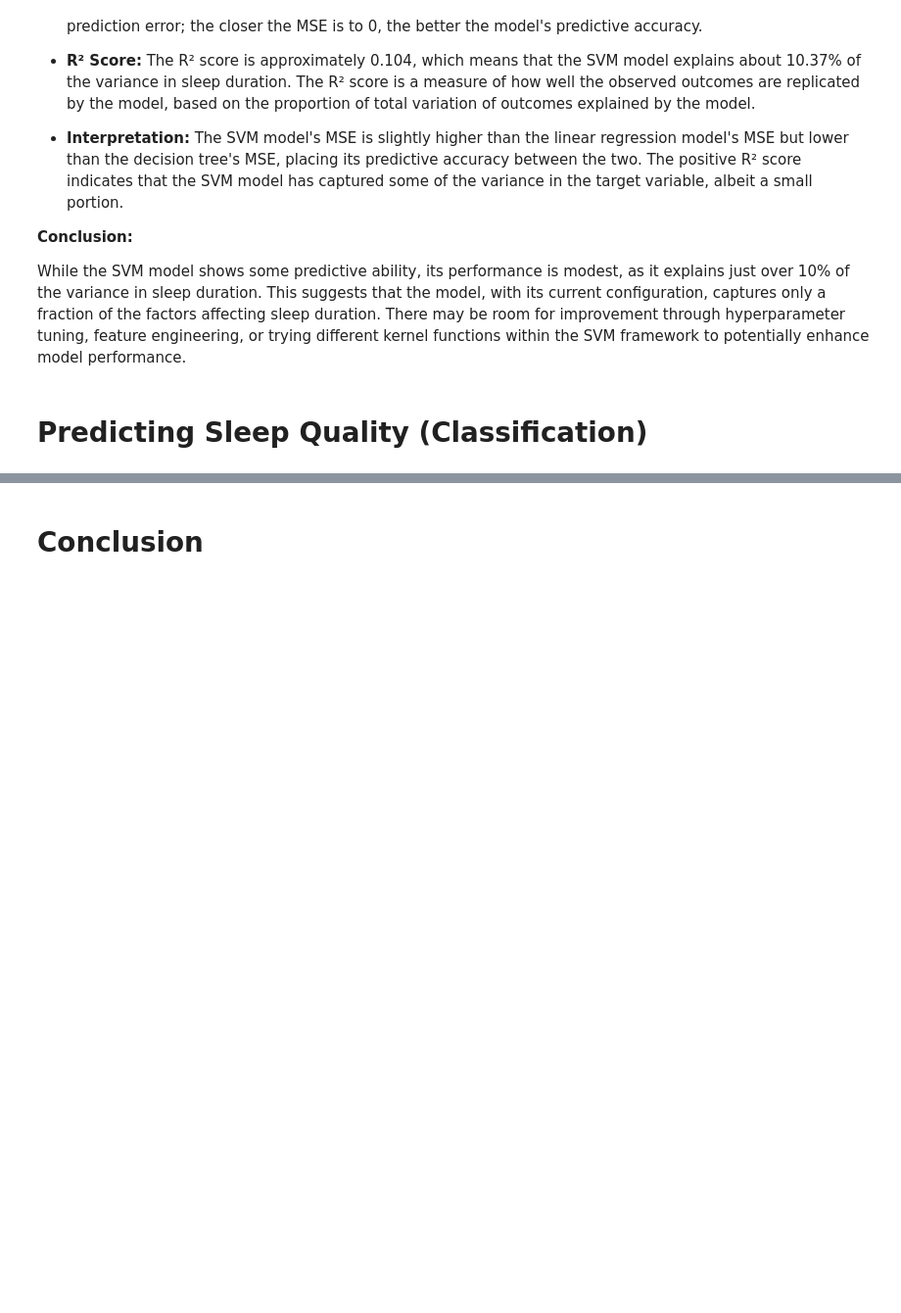
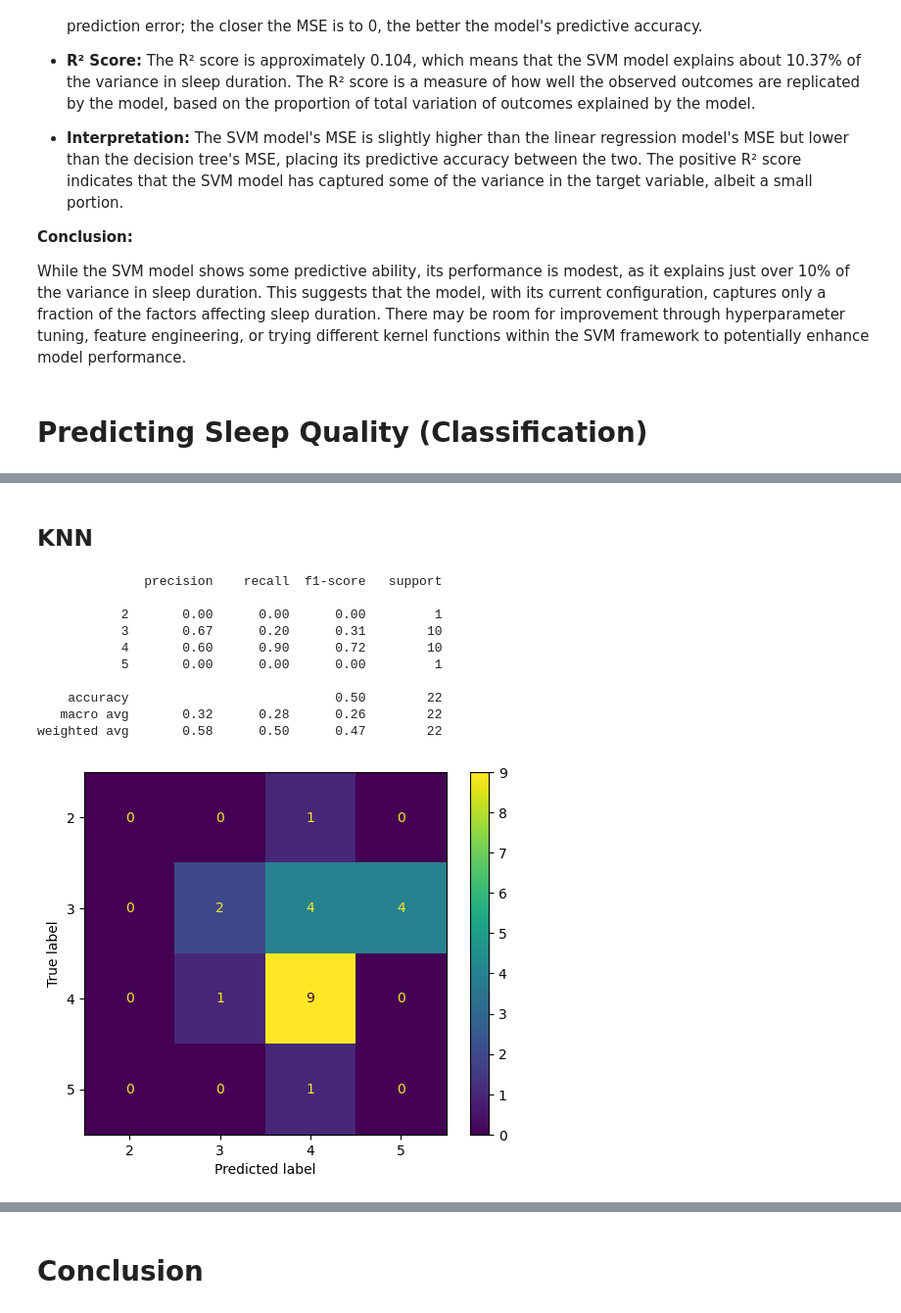
Before and after one commit to johnkimtech/sleep, a Jupyter notebook: Modeling.ipynb, the cells around one changed output, grey strips where cells are left out. Shown at 98% size. Saved outputs shown, nothing was run; the diff lists cells and outputs as text; code cells hidden in the pictures; blank space fills up the shorter version.

```diff
--- a/Modeling.ipynb
+++ b/Modeling.ipynb
@@ -303,0 +463,40 @@ While the SVM model shows some predictive ability, its performance is modest, as
+# %% [markdown]
+## KNN
+# %%
+from sklearn.neighbors import KNeighborsClassifier
+
+# Handle missing values
+X.fillna(X.mean(), inplace=True)
+y.fillna(y.mode()[0], inplace=True)  # Assuming 'Sleep Quality' is categorical and replacing NaNs with the mode
+
+# Split the dataset into training and testing sets
+X_train, X_test, y_train, y_test = train_test_split(X, y, test_size=0.2, random_state=42)
+
+# Initialize the KNN classifier with a specified number of neighbors, let's start with k=5
+knn_classifier = KNeighborsClassifier(n_neighbors=5)
+
+# Fit the classifier to the training data
+knn_classifier.fit(X_train, y_train)
+
+# Make predictions on the test data
+y_pred_knn = knn_classifier.predict(X_test)
+
+# Evaluate the classifier
+print(classification_report(y_test, y_pred_knn))
+
+# Compute and plot the confusion matrix
+cm_knn = confusion_matrix(y_test, y_pred_knn, labels=knn_classifier.classes_)
+ConfusionMatrixDisplay(cm_knn, display_labels=knn_classifier.classes_).plot()
+plt.show()
+# %% [output]
+              precision    recall  f1-score   support
+
+           2       0.00      0.00      0.00         1
+           3       0.67      0.20      0.31        10
+           4       0.60      0.90      0.72        10
+           5       0.00      0.00      0.00         1
+
+    accuracy                           0.50        22
+   macro avg       0.32      0.28      0.26        22
+weighted avg       0.58      0.50      0.47        22
+[figure, added]
```
Also changed, not shown: parts of 10 cells of this notebook, 1 other file.
